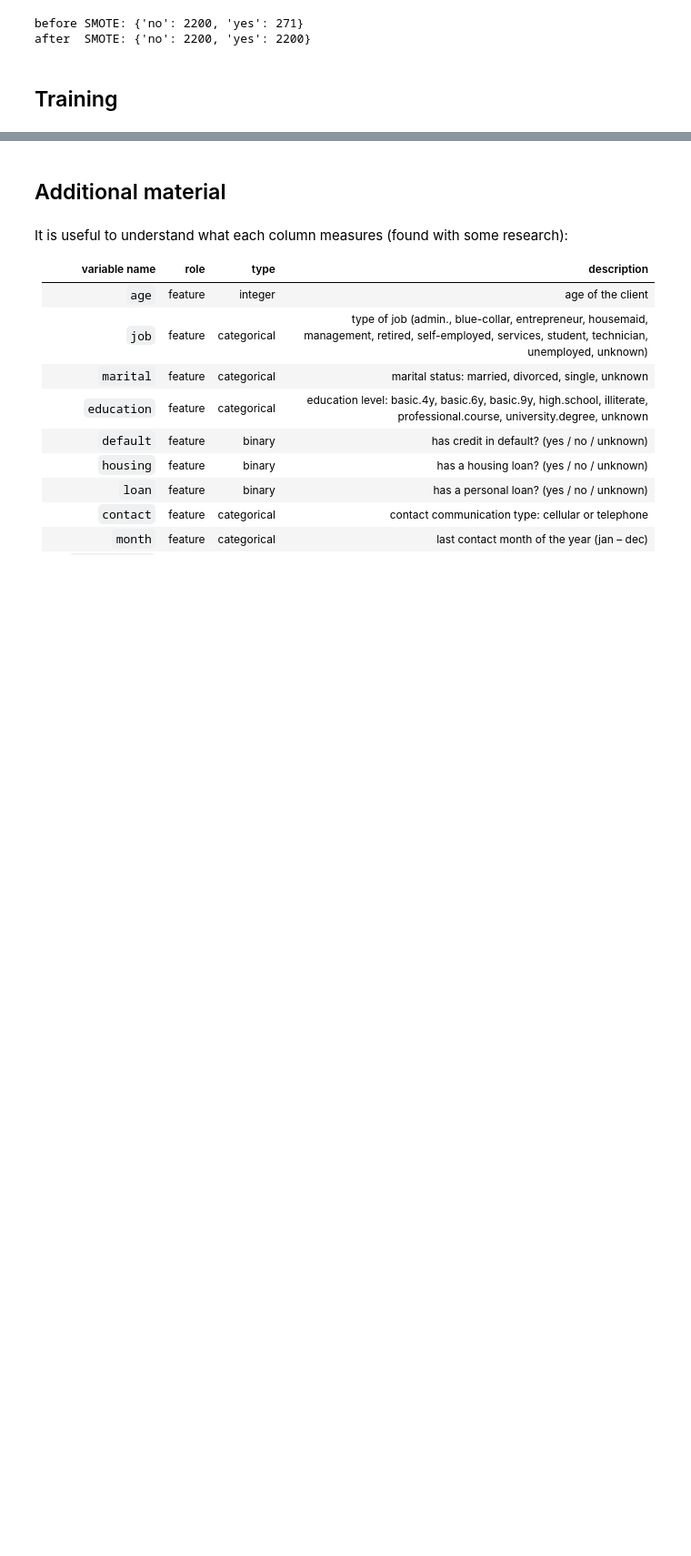
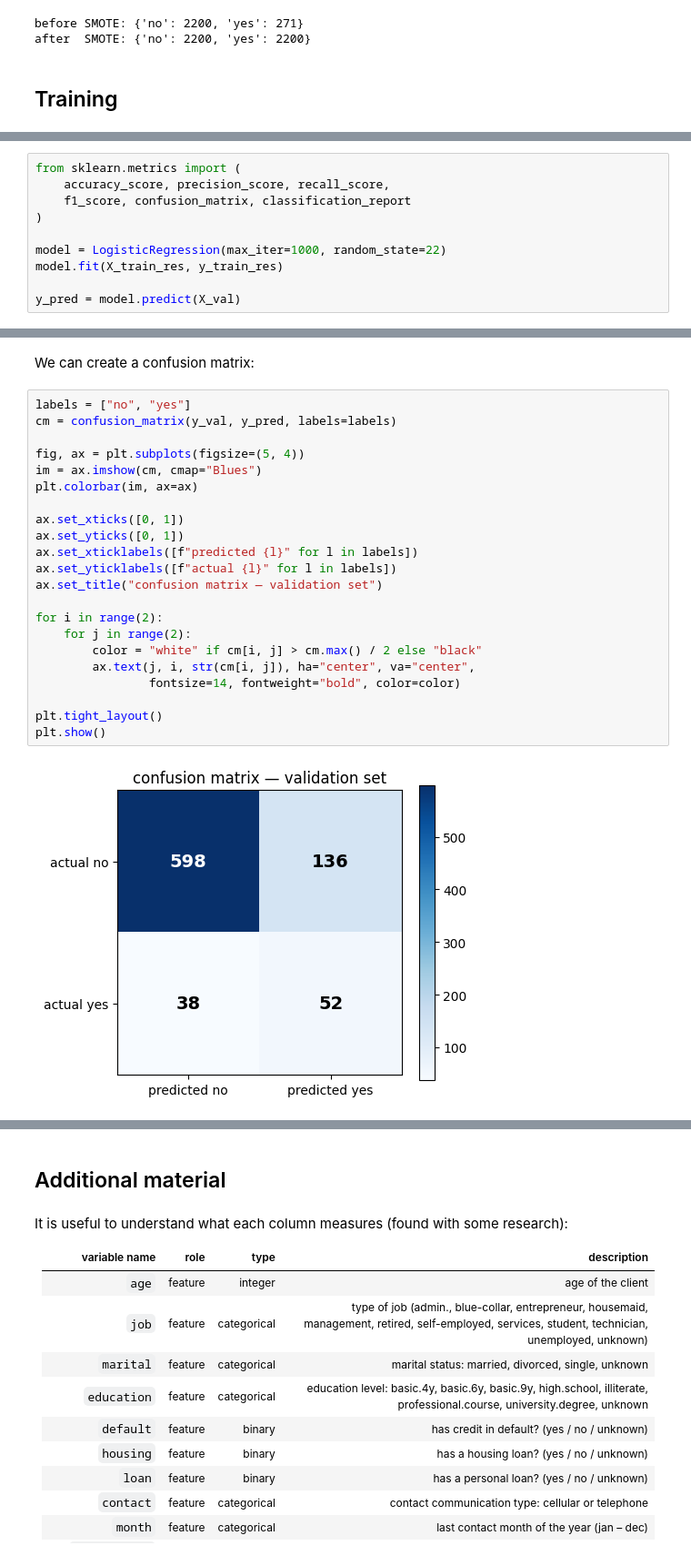
Before and after one commit to iciaradelino/ML-fundamentals-2026, a Jupyter notebook: assignment_1_iciar_adelino[_adelino].ipynb, the cells around one changed output, grey strips where cells are left out. Shown at 91% size. Drawn from its saved outputs; the diff is of its cells as text; blank space fills up the shorter version.

Commit message:
first training

```diff
--- a/assignment_1_iciar_adelino[_adelino].ipynb
+++ b/assignment_1_iciar_adelino[_adelino].ipynb
@@ -910,0 +914,10 @@ after  SMOTE: {'no': 2200, 'yes': 2200}
+# %%
+from sklearn.metrics import (
+    accuracy_score, precision_score, recall_score,
+    f1_score, confusion_matrix, classification_report
+)
+
+model = LogisticRegression(max_iter=1000, random_state=22)
+model.fit(X_train_res, y_train_res)
+
+y_pred = model.predict(X_val)
@@ -910,0 +961,26 @@ after  SMOTE: {'no': 2200, 'yes': 2200}
+# %% [markdown]
+We can create a confusion matrix:
+# %%
+labels = ["no", "yes"]
+cm = confusion_matrix(y_val, y_pred, labels=labels)
+
+fig, ax = plt.subplots(figsize=(5, 4))
+im = ax.imshow(cm, cmap="Blues")
+plt.colorbar(im, ax=ax)
+
+ax.set_xticks([0, 1])
+ax.set_yticks([0, 1])
+ax.set_xticklabels([f"predicted {l}" for l in labels])
+ax.set_yticklabels([f"actual {l}" for l in labels])
+ax.set_title("confusion matrix — validation set")
+
+for i in range(2):
+    for j in range(2):
+        color = "white" if cm[i, j] > cm.max() / 2 else "black"
+        ax.text(j, i, str(cm[i, j]), ha="center", va="center",
+                fontsize=14, fontweight="bold", color=color)
+
+plt.tight_layout()
+plt.show()
+# %% [output]
+[figure, added]
```
Also changed, not shown: parts of 10 cells of this notebook.
